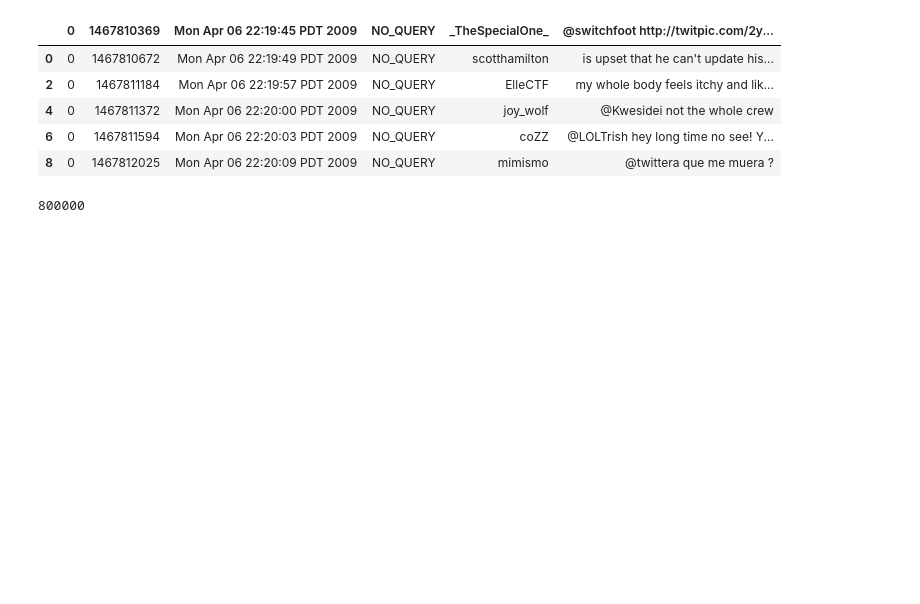
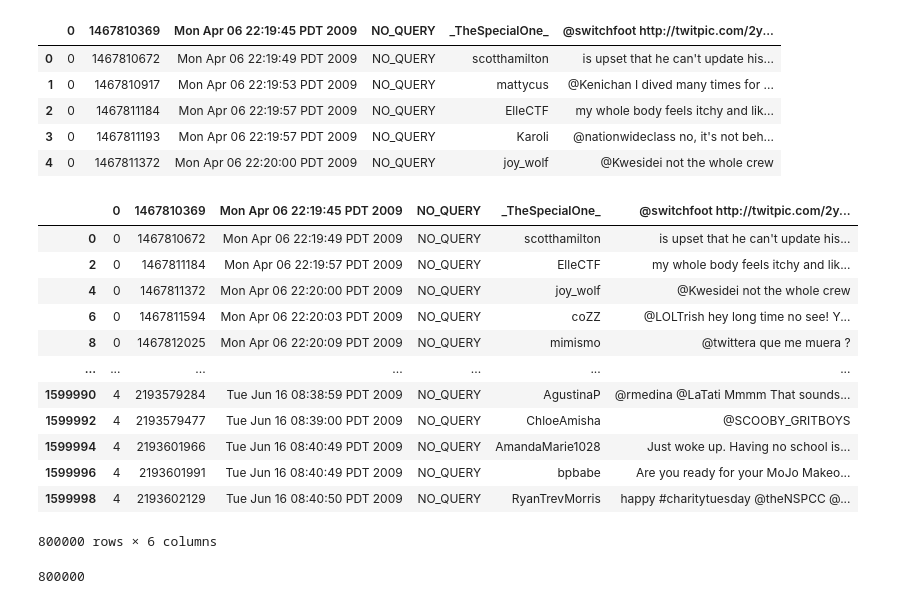
Before and after one commit to dodsoneatwit/classicalAiProjectEP, a Jupyter notebook: lib/src/relog_regression.ipynb, the cells around one changed output. Saved outputs shown, nothing was run; the diff lists cells and outputs as text; code cells hidden in the pictures; blank space fills up the shorter version.

```diff
--- a/lib/src/relog_regression.ipynb
+++ b/lib/src/relog_regression.ipynb
@@ -42,15 +42,32 @@ def create_sentiment_integer(sentiment):
     return 0
 # %%
 df = pd.read_csv('../data/LargeTweetsDataset.csv')
-df = df.iloc[::2]
 df.head()
 # %% [output]
 |  | 0 | 1467810369 | Mon Apr 06 22:19:45 PDT 2009 | NO_QUERY | _TheSpecialOne_ | @switchfoot http://twitpic.com/2y... |
 | 0 | 0 | 1467810672 | Mon Apr 06 22:19:49 PDT 2009 | NO_QUERY | scotthamilton | is upset that he can't update his... |
+| 1 | 0 | 1467810917 | Mon Apr 06 22:19:53 PDT 2009 | NO_QUERY | mattycus | @Kenichan I dived many times for ... |
 | 2 | 0 | 1467811184 | Mon Apr 06 22:19:57 PDT 2009 | NO_QUERY | ElleCTF | my whole body feels itchy and lik... |
+| 3 | 0 | 1467811193 | Mon Apr 06 22:19:57 PDT 2009 | NO_QUERY | Karoli | @nationwideclass no, it's not beh... |
 | 4 | 0 | 1467811372 | Mon Apr 06 22:20:00 PDT 2009 | NO_QUERY | joy_wolf | @Kwesidei not the whole crew |
-| 6 | 0 | 1467811594 | Mon Apr 06 22:20:03 PDT 2009 | NO_QUERY | coZZ | @LOLTrish hey long time no see! Y... |
-| 8 | 0 | 1467812025 | Mon Apr 06 22:20:09 PDT 2009 | NO_QUERY | mimismo | @twittera que me muera ? |
+# %%
+#df = pd.concat([df.head(500000), df.tail(500000)])
+df = df.iloc[::2]
+df
+# %% [output]
+|  | 0 | 1467810369 | Mon Apr 06 22:19:45 PDT 2009 | NO_QUERY | _TheSpecialOne_ | @switchfoot http://twitpic.com/2y... |
+| 0 | 0 | 1467810672 | Mon Apr 06 22:19:49 PDT 2009 | NO_QUERY | scotthamilton | is upset that he can't update his... |
+| 2 | 0 | 1467811184 | Mon Apr 06 22:19:57 PDT 2009 | NO_QUERY | ElleCTF | my whole body feels itchy and lik... |
+| 4 | 0 | 1467811372 | Mon Apr 06 22:20:00 PDT 2009 | NO_QUERY | joy_wolf | @Kwesidei not the whole crew |
+| 6 | 0 | 1467811594 | Mon Apr 06 22:20:03 PDT 2009 | NO_QUERY | coZZ | @LOLTrish hey long time no see! Y... |
+| 8 | 0 | 1467812025 | Mon Apr 06 22:20:09 PDT 2009 | NO_QUERY | mimismo | @twittera que me muera ? |
+| ... | ... | ... | ... | ... | ... | ... |
+| 1599990 | 4 | 2193579284 | Tue Jun 16 08:38:59 PDT 2009 | NO_QUERY | AgustinaP | @rmedina @LaTati Mmmm That sounds... |
+| 1599992 | 4 | 2193579477 | Tue Jun 16 08:39:00 PDT 2009 | NO_QUERY | ChloeAmisha | @SCOOBY_GRITBOYS |
+| 1599994 | 4 | 2193601966 | Tue Jun 16 08:40:49 PDT 2009 | NO_QUERY | AmandaMarie1028 | Just woke up. Having no school is... |
+| 1599996 | 4 | 2193601991 | Tue Jun 16 08:40:49 PDT 2009 | NO_QUERY | bpbabe | Are you ready for your MoJo Makeo... |
+| 1599998 | 4 | 2193602129 | Tue Jun 16 08:40:50 PDT 2009 | NO_QUERY | RyanTrevMorris | happy #charitytuesday @theNSPCC @... |
+800000 rows × 6 columns
 # %%
 len(df)
 # %% [output]
```
Also changed, not shown: parts of 4 cells of this notebook, 5 other files.
